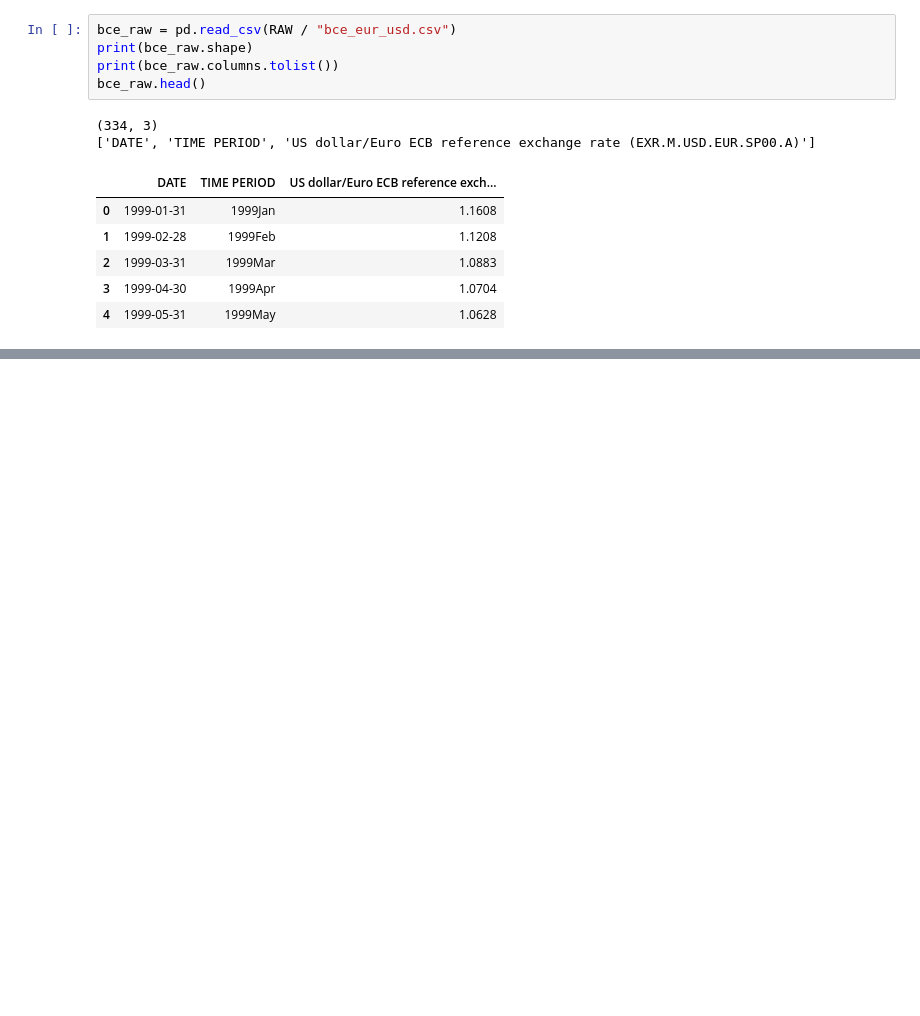
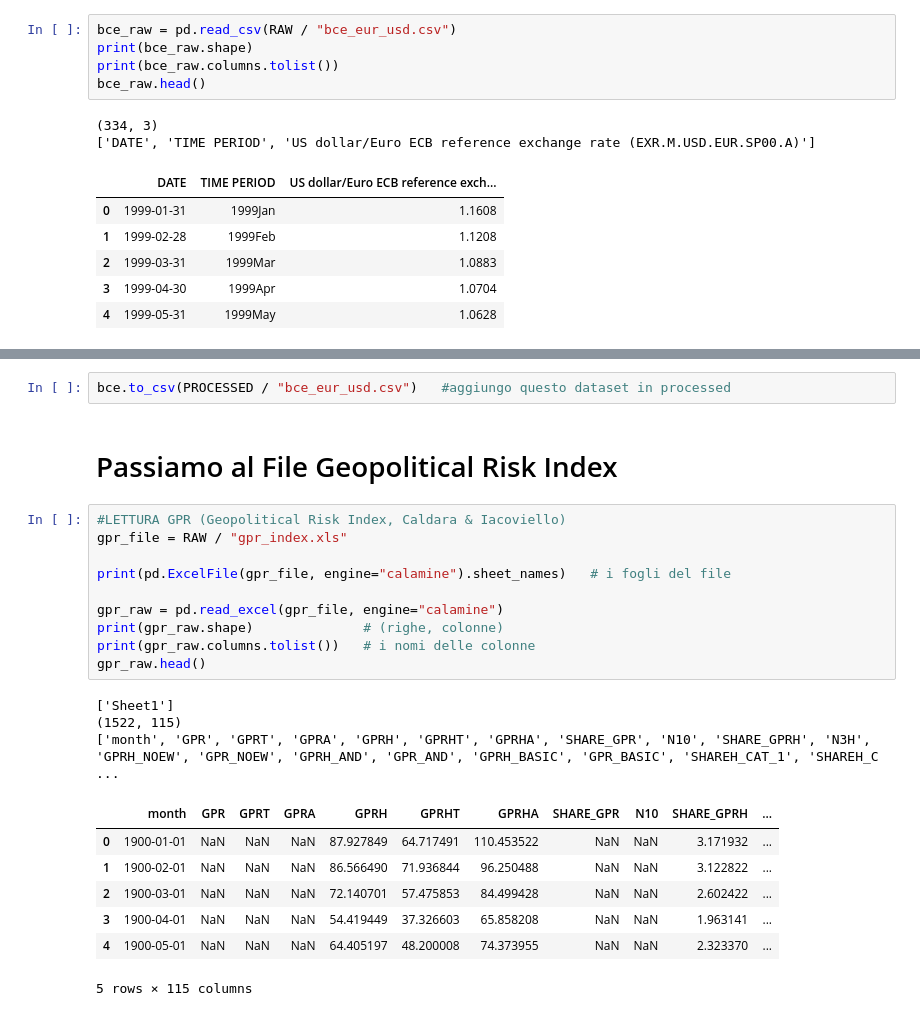
Before and after one commit to emamercadante03-sketch/carrello-crisi-geopolitiche, a Jupyter notebook: notebooks/01_pulizia.ipynb, the cells around one changed output, grey strips where cells are left out. Cells and saved outputs as stored; diff of their text form; blank space fills up the shorter version.

```diff
--- a/notebooks/01_pulizia.ipynb
+++ b/notebooks/01_pulizia.ipynb
@@ -519,0 +537,25 @@ bce_raw.head()
+# %%
+bce.to_csv(PROCESSED / "bce_eur_usd.csv")   #aggiungo questo dataset in processed
+# %% [markdown]
+# Passiamo al File Geopolitical Risk Index
+# %%
+#LETTURA GPR (Geopolitical Risk Index, Caldara & Iacoviello)
+gpr_file = RAW / "gpr_index.xls"
+
+print(pd.ExcelFile(gpr_file, engine="calamine").sheet_names)   # i fogli del file
+
+gpr_raw = pd.read_excel(gpr_file, engine="calamine")
+print(gpr_raw.shape)              # (righe, colonne)
+print(gpr_raw.columns.tolist())   # i nomi delle colonne
+gpr_raw.head()
+# %% [output]
+['Sheet1']
+(1522, 115)
+['month', 'GPR', 'GPRT', 'GPRA', 'GPRH', 'GPRHT', 'GPRHA', 'SHARE_GPR', 'N10', 'SHARE_GPRH', 'N3H', 'GPRH_NOEW', 'GPR_NOEW', 'GPRH_AND', 'GPR_AND', 'GPRH_BASIC', 'GPR_BASIC', 'SHAREH_CAT_1', 'SHAREH_C ...
+|  | month | GPR | GPRT | GPRA | GPRH | GPRHT | GPRHA | SHARE_GPR | N10 | SHARE_GPRH | ... |
+| 0 | 1900-01-01 | NaN | NaN | NaN | 87.927849 | 64.717491 | 110.453522 | NaN | NaN | 3.171932 | ... |
+| 1 | 1900-02-01 | NaN | NaN | NaN | 86.566490 | 71.936844 | 96.250488 | NaN | NaN | 3.122822 | ... |
+| 2 | 1900-03-01 | NaN | NaN | NaN | 72.140701 | 57.475853 | 84.499428 | NaN | NaN | 2.602422 | ... |
+| 3 | 1900-04-01 | NaN | NaN | NaN | 54.419449 | 37.326603 | 65.858208 | NaN | NaN | 1.963141 | ... |
+| 4 | 1900-05-01 | NaN | NaN | NaN | 64.405197 | 48.200008 | 74.373955 | NaN | NaN | 2.323370 | ... |
+5 rows × 115 columns
```
Also changed, not shown: parts of 7 cells of this notebook, 3 other files.
